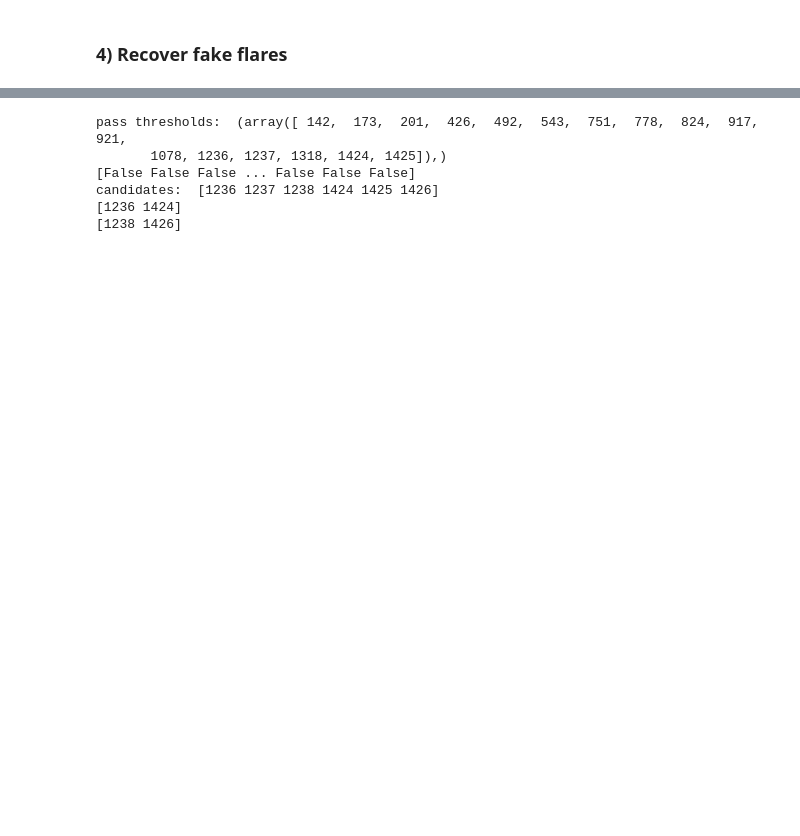
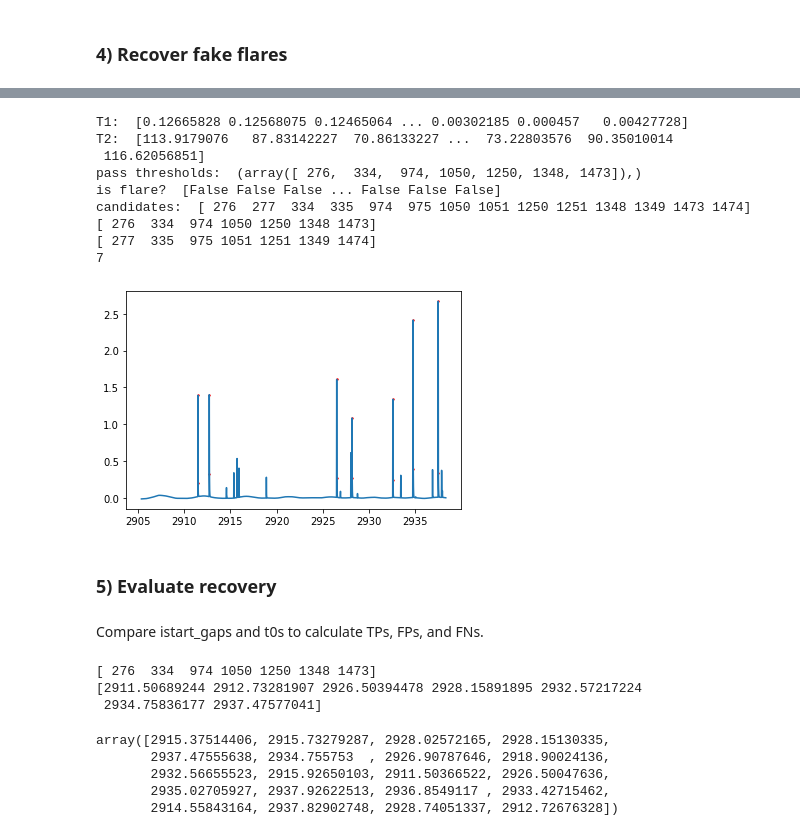
Before and after one commit to exoclam/epic-246301900, a Jupyter notebook: injection-recovery/injection_recovery.ipynb, the cells around one changed output, grey strips where cells are left out. Cells and saved outputs as stored; diff of their text form; code cells hidden in the pictures; blank space fills up the shorter version.

Commit message:
did flare recovery and computed TPs, FPs, and FNs for pre; started functionalizing it

```diff
--- a/injection-recovery/injection_recovery.ipynb
+++ b/injection-recovery/injection_recovery.ipynb
@@ -376,13 +372,16 @@ print(np.median(flux_pre)+3*np.std(flux_pre))
 # %%
 flux = flux_pre
 var = pred_var_pre
+#var = pre.PDCSAP_FLUX_ERR
 T0 = flux # excursion should be positive #"N0"
 T1 = np.abs(flux) / np.std(flux) #N1
 T2 = np.abs(flux - np.sqrt(var)) / np.std(flux) #N2
+print("T1: ", T1)
+print("T2: ", T2)
 minsep = 3
-N1 = 3
+N1 = 7
 N2 = 3
-N3 = 2
+N3 = 1
 istart = np.array([], dtype='int')
 istop = np.array([], dtype='int')
 
@@ -413,14 +412,14 @@ isflare = np.zeros_like(flux, dtype='bool')
 for (l,r) in list(zip(istart_i, istop_i)):
     isflare[l:r+1] = True
 
-print(isflare)
+print("is flare? ", isflare)
 
 ###
 
 # now pick out final flare candidate indices
 candidates = np.where( isflare > 0)[0]
 print("candidates: ", candidates)
-if (len(candidates) < 1):#no candidates = no indices
+if (len(candidates) < 1): # no candidates = no indices
     istart_gap = np.array([])
     istop_gap = np.array([])
 else:
@@ -436,10 +435,48 @@ print(istop_gap)
 #stitch indices back into the original light curve
 #istart = np.array(np.append(istart, istart_gap + le), dtype='int')
 #istop = np.array(np.append(istop, istop_gap + le), dtype='int')
+
+print(len(istart_gap))
 # %% [output]
-pass thresholds:  (array([ 142,  173,  201,  426,  492,  543,  751,  778,  824,  917,  921,
-       1078, 1236, 1237, 1318, 1424, 1425]),)
-[False False False ... False False False]
-candidates:  [1236 1237 1238 1424 1425 1426]
-[1236 1424]
-[1238 1426]
+T1:  [0.12665828 0.12568075 0.12465064 ... 0.00302185 0.000457   0.00427728]
+T2:  [113.9179076   87.83142227  70.86133227 ...  73.22803576  90.35010014
+ 116.62056851]
+pass thresholds:  (array([ 276,  334,  974, 1050, 1250, 1348, 1473]),)
+is flare?  [False False False ... False False False]
+candidates:  [ 276  277  334  335  974  975 1050 1051 1250 1251 1348 1349 1473 1474]
+[ 276  334  974 1050 1250 1348 1473]
+[ 277  335  975 1051 1251 1349 1474]
+7
+# %%
+#for xc in pre.TIME[istart_gap]:
+#    plt.axvline(x=xc, c='r')
+#for xc in t0_fake_pre:
+#    plt.axvline(x=xc, c='r', linestyle='--')
+#plt.scatter(pre.TIME, flux_pre, s=2)
+plt.plot(pre.TIME, flux_pre)
+#plt.scatter(np.array(pre.TIME)[candidates], flux_pre[candidates], c='r', s=2)
+plt.scatter(np.array(pre.TIME)[candidates], flux_pre[candidates], c='r', s=2)
+#plt.xlim(2932, 2933)
+#plt.xlim(2911, 2913)
+plt.show()
+# %% [output]
+[figure, added]
+# %% [markdown]
+### 5) Evaluate recovery
+# %% [markdown]
+Compare istart_gaps and t0s to calculate TPs, FPs, and FNs.
+# %%
+print(istart_gap)
+print(np.array(pre.TIME)[istart_gap])
+# %% [output]
+[ 276  334  974 1050 1250 1348 1473]
+[2911.50689244 2912.73281907 2926.50394478 2928.15891895 2932.57217224
+ 2934.75836177 2937.47577041]
+# %%
+t0_fake_pre
+# %% [output]
+array([2915.37514406, 2915.73279287, 2928.02572165, 2928.15130335,
+       2937.47555638, 2934.755753  , 2926.90787646, 2918.90024136,
+       2932.56655523, 2915.92650103, 2911.50366522, 2926.50047636,
+       2935.02705927, 2937.92622513, 2936.8549117 , 2933.42715462,
+       2914.55843164, 2937.82902748, 2928.74051337, 2912.72676328])
```
Also changed, not shown: parts of 9 cells of this notebook.
